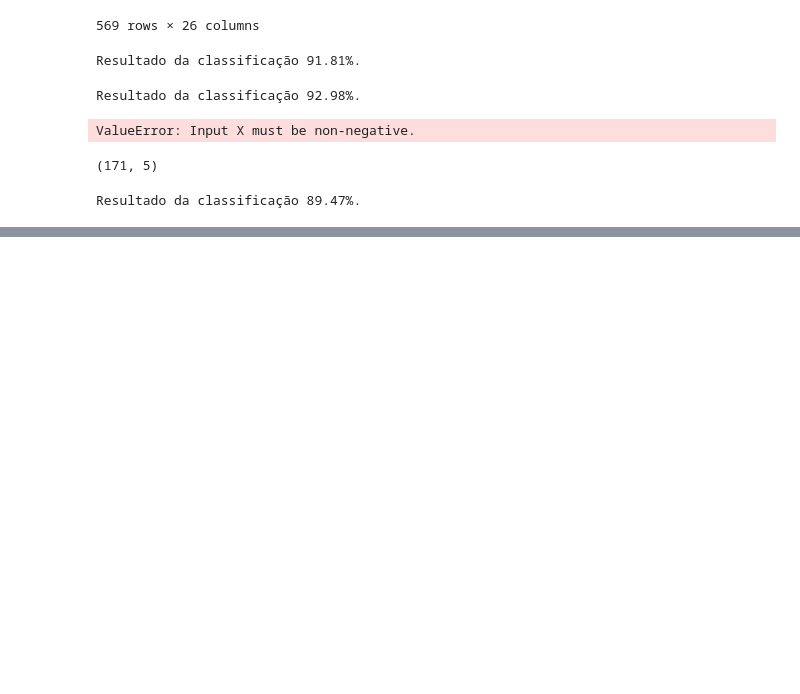
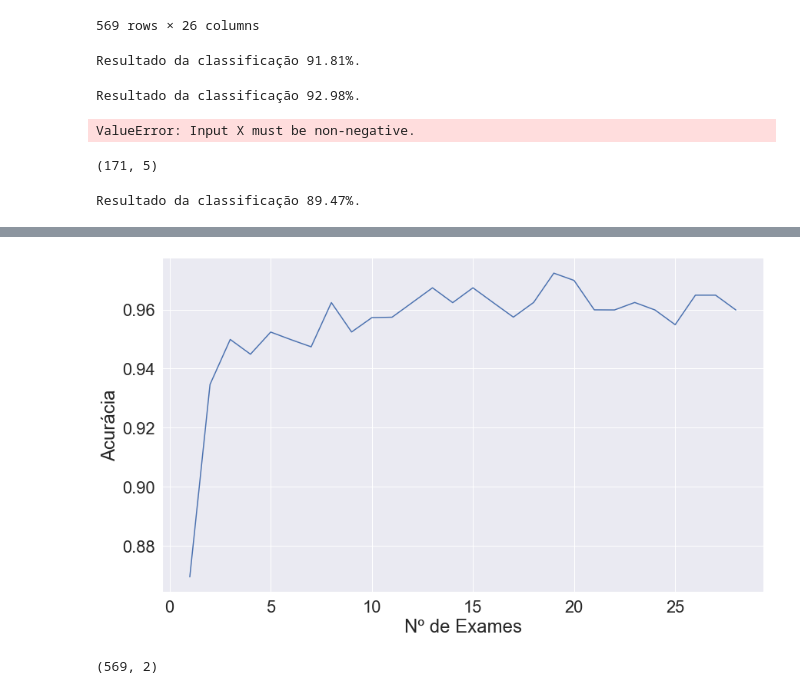
Before and after one commit to ramonfsk/machineLearning, a Jupyter notebook: Alura_Care.ipynb, the cells around one changed output, grey strips where cells are left out. Drawn from its saved outputs; the diff is of its cells as text; code cells hidden in the pictures; blank space fills up the shorter version.

```diff
--- a/Alura_Care.ipynb
+++ b/Alura_Care.ipynb
@@ -273,0 +356,15 @@ Resultado da classificação 89.47%.
+# %%
+import matplotlib.pyplot as plt
+
+plt.figure(figsize=(14,8))
+plt.xlabel('Nº de Exames')
+plt.ylabel('Acurácia')
+plt.plot(range(1, len(select_rfecv.grid_scores_)+1), select_rfecv.grid_scores_)
+plt.show()
+# %% [output]
+[figure, added]
+# %%
+valores_exames_v7 = select_rfe.transform(valores_exames_v6)
+valores_exames_v7.shape
+# %% [output]
+(569, 2)
```
Also changed, not shown: parts of 11 cells of this notebook, 6 other files.
